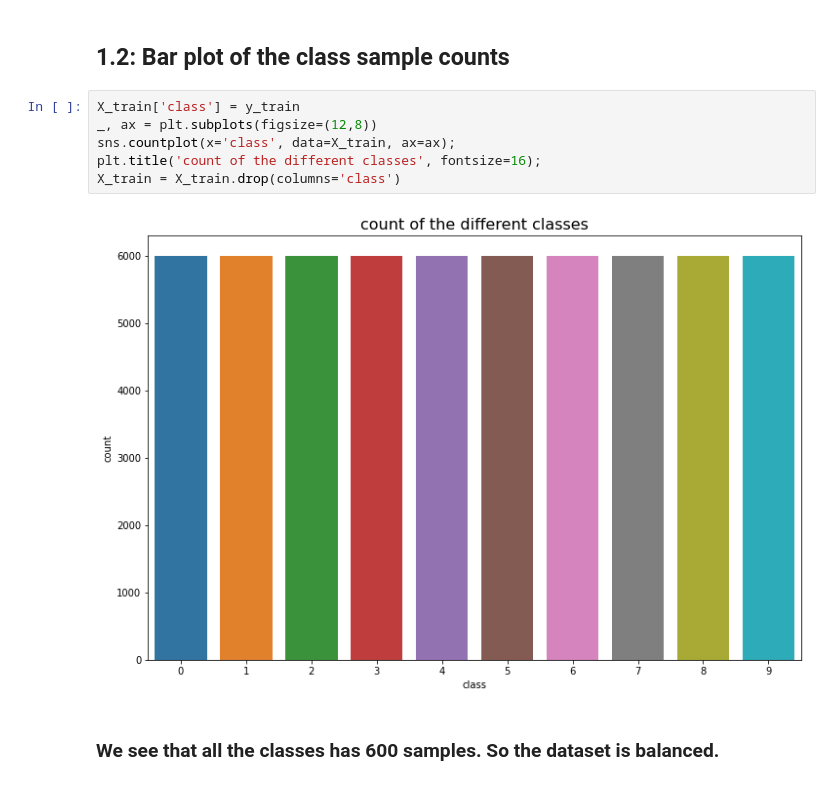
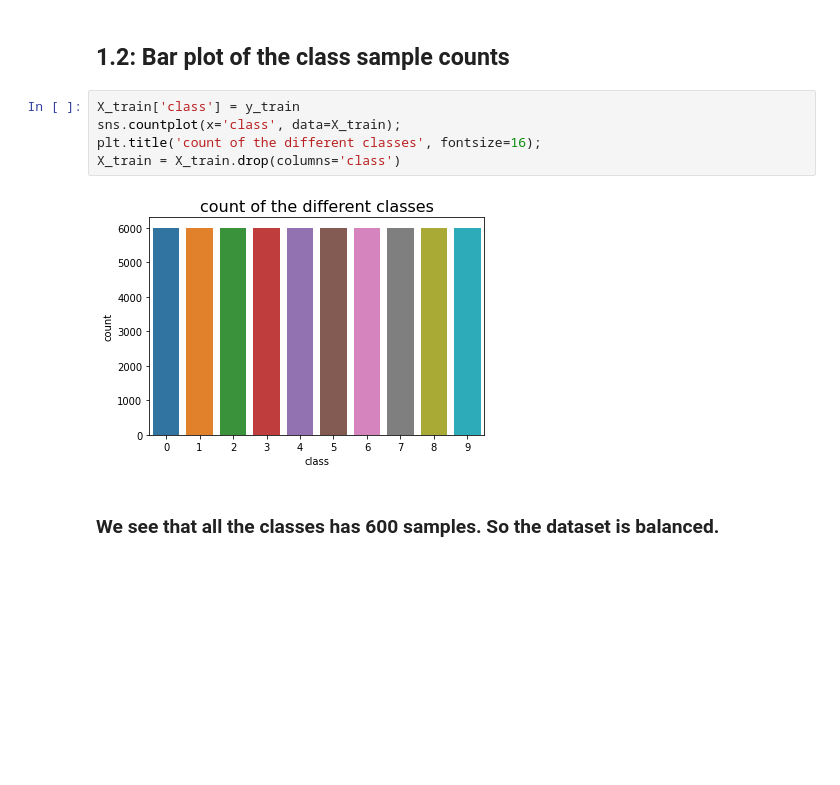
Before and after one commit to codamin/COVID19-Detection-From-XRay-Images, a Jupyter notebook: AI_CA5_TODO.ipynb, the cells around one changed output. Drawn from its saved outputs; the diff is of its cells as text; blank space fills up the shorter version.

```diff
--- a/AI_CA5_TODO.ipynb
+++ b/AI_CA5_TODO.ipynb
@@ -42,12 +42,11 @@ show_samples(X_train, y_train)
 ## 1.2: Bar plot of the class sample counts
 # %%
 X_train['class'] = y_train
-_, ax = plt.subplots(figsize=(12,8))
-sns.countplot(x='class', data=X_train, ax=ax);
+sns.countplot(x='class', data=X_train);
 plt.title('count of the different classes', fontsize=16);
 X_train = X_train.drop(columns='class')
 # %% [output]
-[figure, old version]
+[figure, new version]
 # %% [markdown]
 ### We see that all the classes has 600 samples. So the dataset is balanced.
 # %% [markdown]
```
Also changed, not shown: parts of 1 cell of this notebook.
